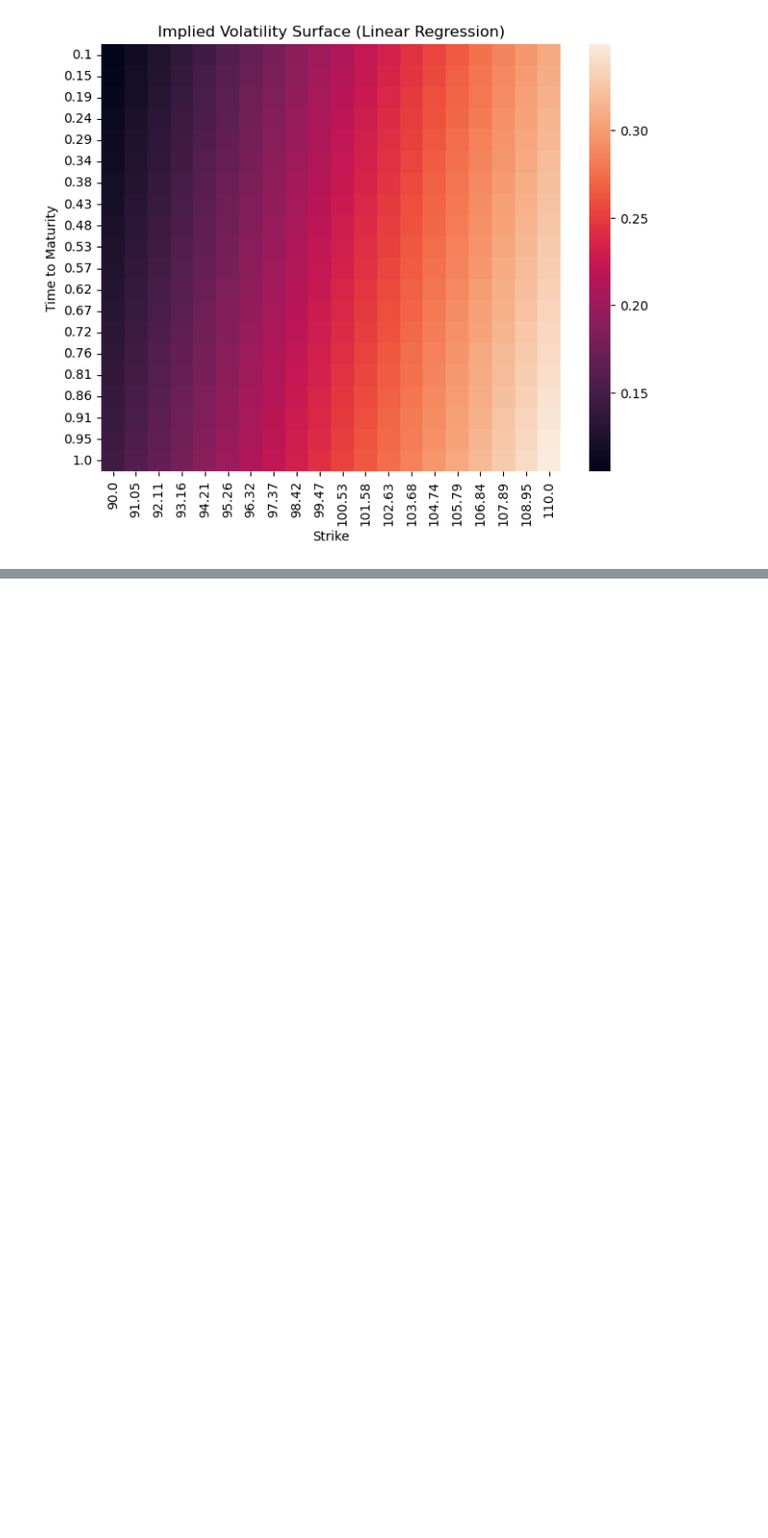
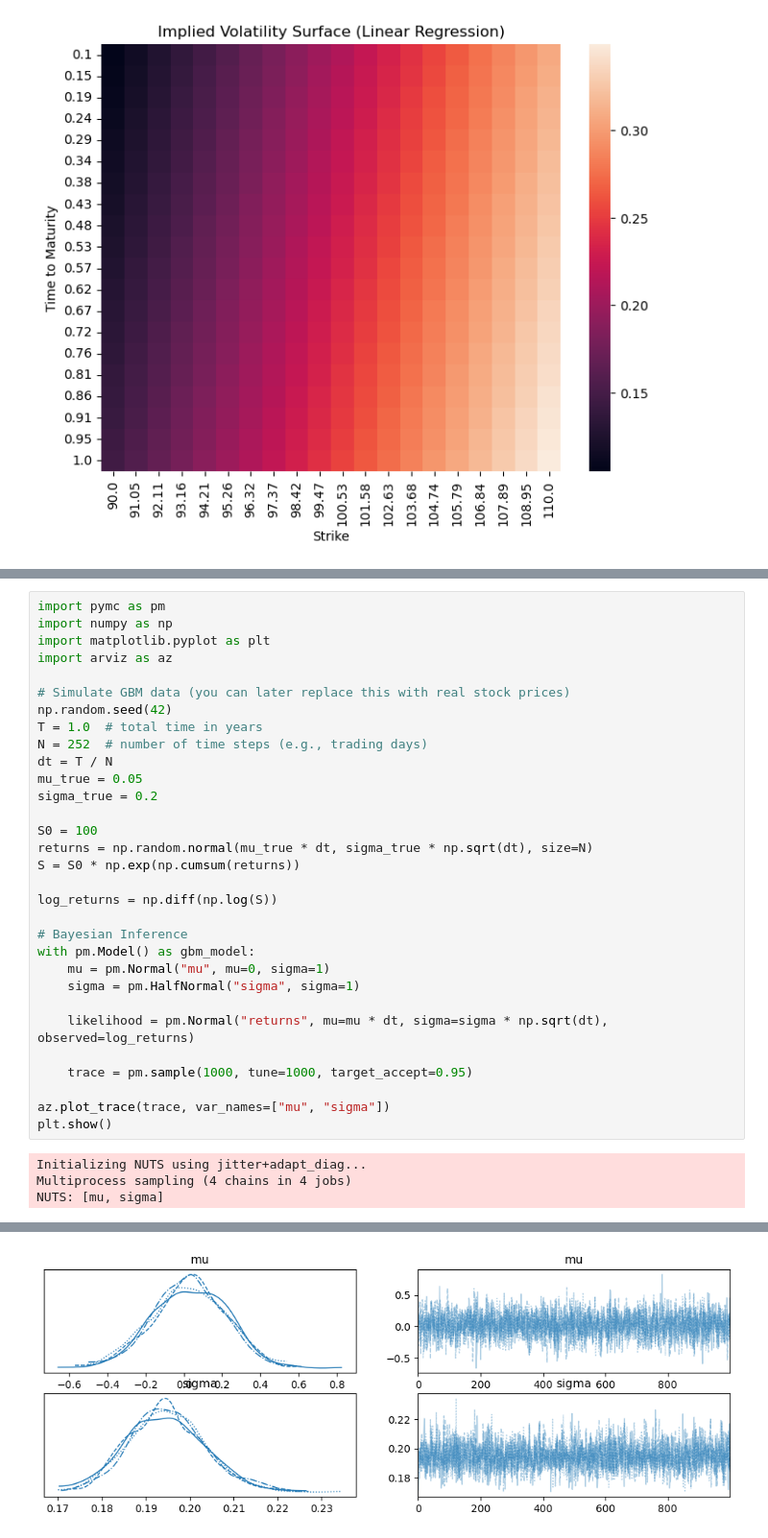
Before and after one commit to RezaCodz/Math_finance_models, a Jupyter notebook: models.ipynb, the cells around one changed output, grey strips where cells are left out. Shown at 96% size. Cells and saved outputs as stored; diff of their text form; blank space fills up the shorter version.

```diff
--- a/models.ipynb
+++ b/models.ipynb
@@ -59,0 +154,35 @@ plt.show()
+# %%
+import pymc as pm
+import numpy as np
+import matplotlib.pyplot as plt
+import arviz as az
+
+# Simulate GBM data (you can later replace this with real stock prices)
+np.random.seed(42)
+T = 1.0  # total time in years
+N = 252  # number of time steps (e.g., trading days)
+dt = T / N
+mu_true = 0.05
+sigma_true = 0.2
+
+S0 = 100
+returns = np.random.normal(mu_true * dt, sigma_true * np.sqrt(dt), size=N)
+S = S0 * np.exp(np.cumsum(returns))
+
+log_returns = np.diff(np.log(S))
+
+# Bayesian Inference
+with pm.Model() as gbm_model:
+    mu = pm.Normal("mu", mu=0, sigma=1)
+    sigma = pm.HalfNormal("sigma", sigma=1)
+
+    likelihood = pm.Normal("returns", mu=mu * dt, sigma=sigma * np.sqrt(dt), observed=log_returns)
+
+    trace = pm.sample(1000, tune=1000, target_accept=0.95)
+
+az.plot_trace(trace, var_names=["mu", "sigma"])
+plt.show()
+# %% [output]
+Initializing NUTS using jitter+adapt_diag...
+Multiprocess sampling (4 chains in 4 jobs)
+NUTS: [mu, sigma]
@@ -59,0 +192 @@ plt.show()
+[figure, added]
```
Also changed, not shown: parts of 4 cells of this notebook.
